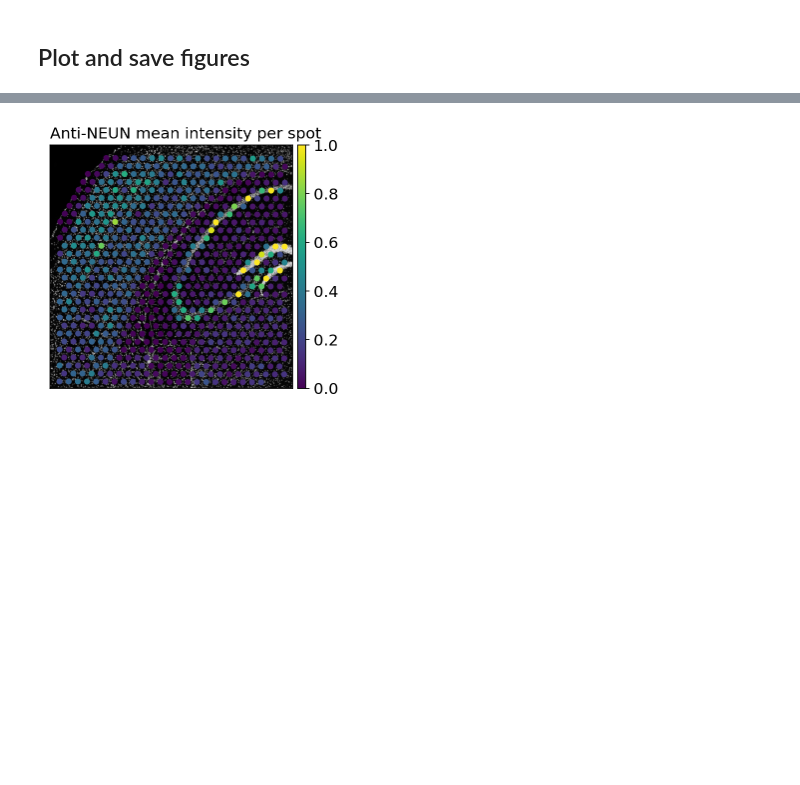
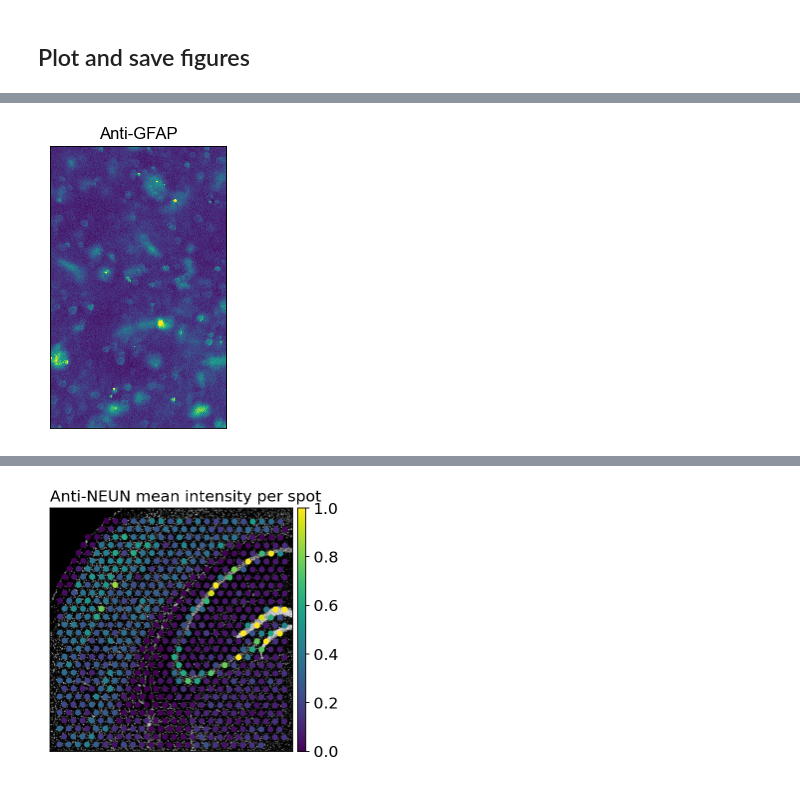
Before and after one commit to theislab/squidpy_reproducibility, a Jupyter notebook: notebooks/image_figures/fluo_image_analysis.ipynb, the cells around one changed output, grey strips where cells are left out. Cells and saved outputs as stored; diff of their text form; code cells hidden in the pictures; blank space fills up the shorter version.

```diff
--- a/notebooks/image_figures/fluo_image_analysis.ipynb
+++ b/notebooks/image_figures/fluo_image_analysis.ipynb
@@ -80,0 +97,11 @@ inset_sx = 500
+# %%
+# save segmentation image (inset only)
+a = plt.imshow(img['image'][inset_y:inset_y+inset_sy,inset_x:inset_x+inset_sx,0,2]/65536, interpolation='none', vmax=0.25)
+plt.grid(False)
+plt.gca().set_xticks([])
+plt.gca().set_yticks([])
+plt.tight_layout()
+plt.title('Anti-GFAP', fontdict={'fontsize':15})
+plt.savefig('figures/fluo/fluo_image_gfap.png', dpi=300, bbox_inches='tight')
+# %% [output]
+[figure, added]
```
Also changed, not shown: parts of 12 cells of this notebook, 12 other files.
